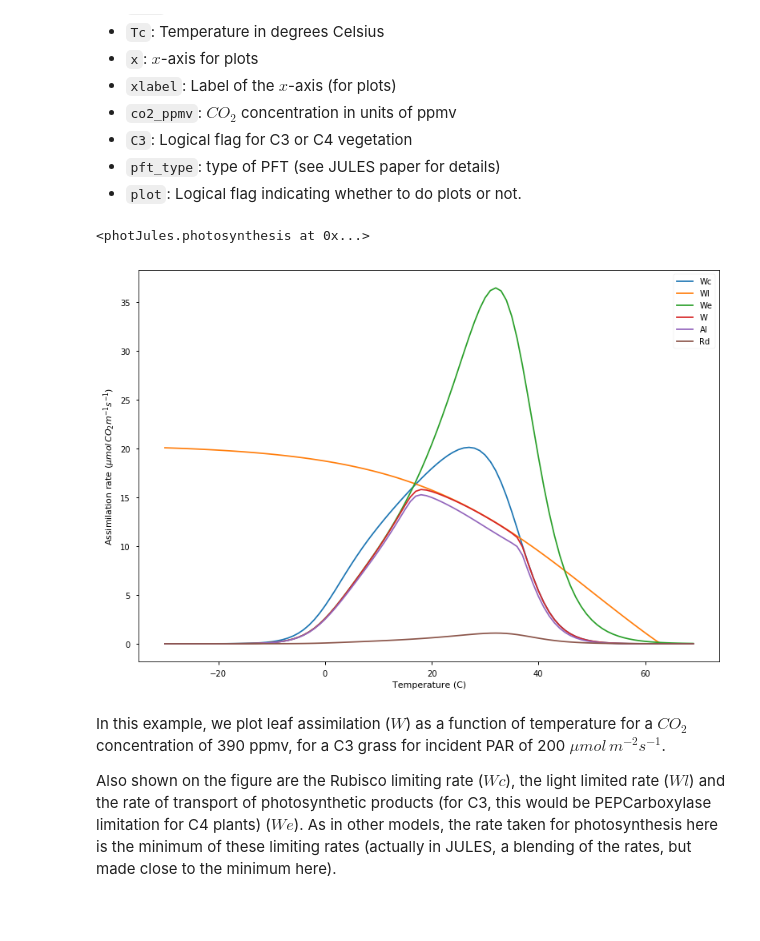
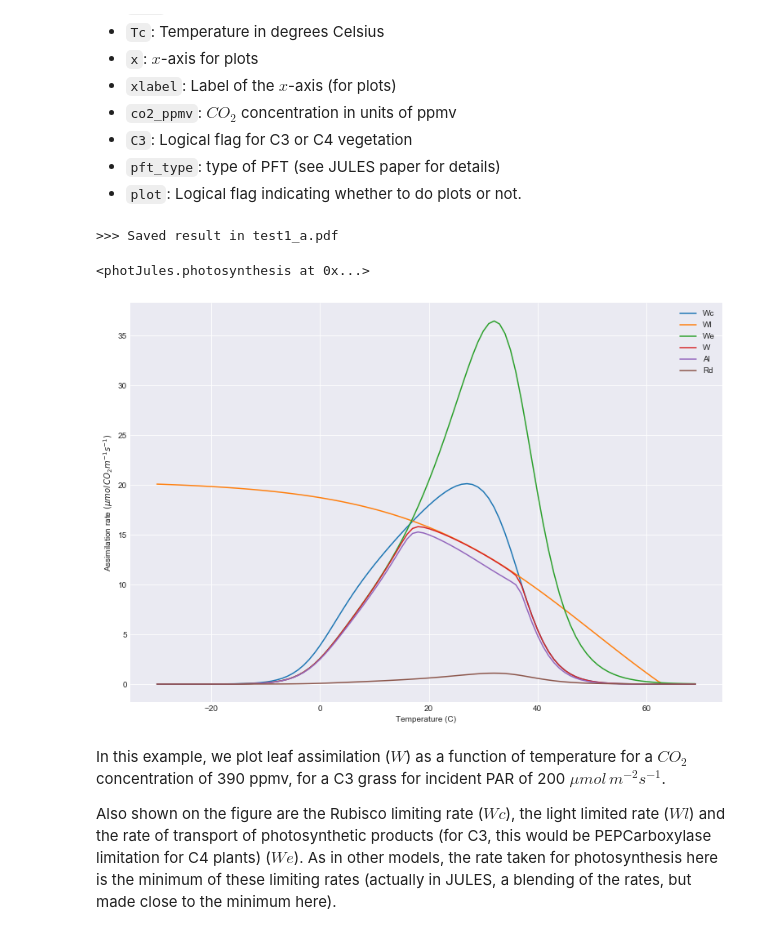
Before and after one commit to jgomezdans/photosynthesis_practical, a Jupyter notebook: ModellingPractical.ipynb, the cells around one changed output. Saved outputs shown, nothing was run; the diff lists cells and outputs as text; code cells hidden in the pictures.

```diff
--- a/ModellingPractical.ipynb
+++ b/ModellingPractical.ipynb
@@ -6,7 +6,7 @@ import json
 import numpy as np
 import matplotlib.pyplot as plt
 import urllib.request
-plt.style.use('seaborn-notebook')
+plt.style.use('seaborn-darkgrid')
 %matplotlib inline
 plt.rcParams['figure.figsize']=[13,9]
 from IPython.display import HTML
@@ -45,11 +45,14 @@ A starting point is to produce a function that uses the model in an easy way. Th
 * `plot`: Logical flag indicating whether to do plots or not.
 # %%
 
-
-def do_photosynthesis(n=100,name='a',ipar=200.,Tc=None,x=None,xlabel=None,\
+def do_photosynthesis(n=100,name='a',ipar=200.,Tc=None,x=None,xlabel=None,
           co2_ppmv=390,C3=True, pft_type='C3 grass',plot=True):
     '''
-    low light level, span a temperature range, normal CO2
+    A function do run the photosynthesis model. Function allows the user to change
+    a number of important photosynthesis parameters: incoming PAR radiation, canopy
+    temperature, CO2 concentration, C3/C4 pathway and the PFT type. The first three
+    parameters can be provided as arrays, and the function will show the variation
+    of photosynthesis as it sweeps over that parameter range.
     '''
     from photJules import photosynthesis
     photo = photosynthesis()
@@ -89,35 +92,37 @@ def do_photosynthesis(n=100,name='a',ipar=200.,Tc=None,x=None,xlabel=None,\
     photo.initialise()
     # reset defaults
     photo.defaults()
 
     # calculate leaf and canopy photosynthesis
     photo.photosynthesis()
 
     if plot:
         # plot
 
         if x is None:
             x = photo.Tc
         plt.plot( x, photo.Wc * 1e6,label='Wc')
         plt.plot( x, photo.Wl * 1e6,label='Wl')
         plt.plot( x, photo.We * 1e6,label='We')
         plt.plot( x, photo.W * 1e6,label='W')
         plt.plot( x, photo.Al* 1e6,label='Al')
         plt.plot( x, photo.Rd* 1e6,label='Rd')
 
         plt.ylabel('Assimilation rate $(\mu mol\, CO_2 m^{-1} s^{-1})$')
         if xlabel is None:
             plt.xlabel('Temperature (C)')
         else:
             plt.xlabel(xlabel)
         plt.legend(loc='best', fontsize=10)
         plt.savefig('test1_{:s}.pdf'.format(name))
+        print(">>> Saved result in test1_{:s}.pdf".format(name))
     return photo
 
 do_photosynthesis(name='a')
 # %% [output]
-<photJules.photosynthesis at 0x...>
+>>> Saved result in test1_a.pdf
+<photJules.photosynthesis at 0x...>
-[figure, old version]
+[figure, new version]
 # %% [markdown]
 In this example, we plot leaf assimilation ($W$) as a function of temperature for a $CO_2$ concentration of 390 ppmv, for a C3 grass for incident PAR of 200 $\mu mol\, m^{−2}s^{−1}$.
 
```
Also changed, not shown: parts of 14 cells of this notebook.
